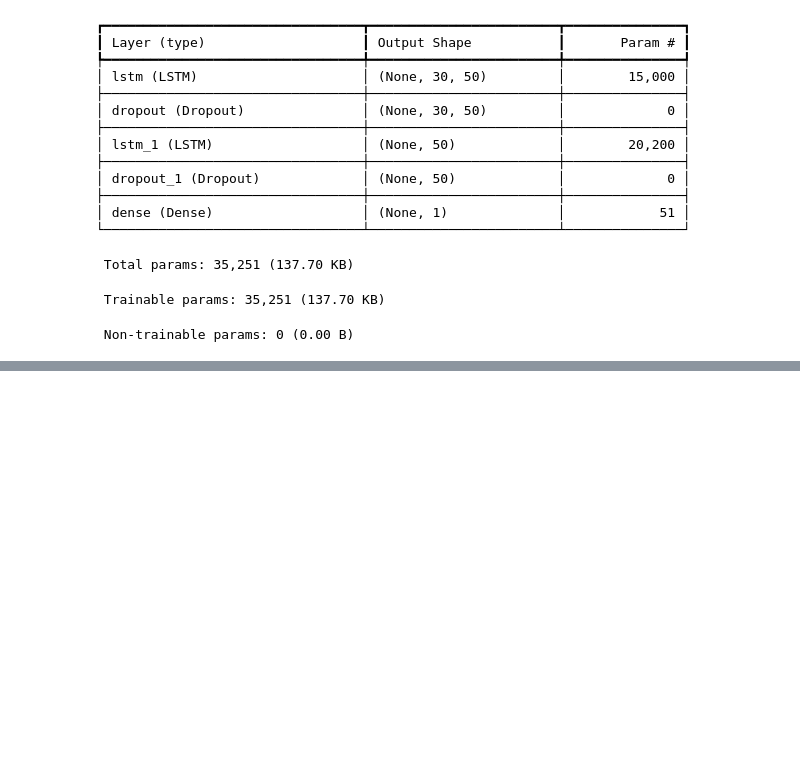
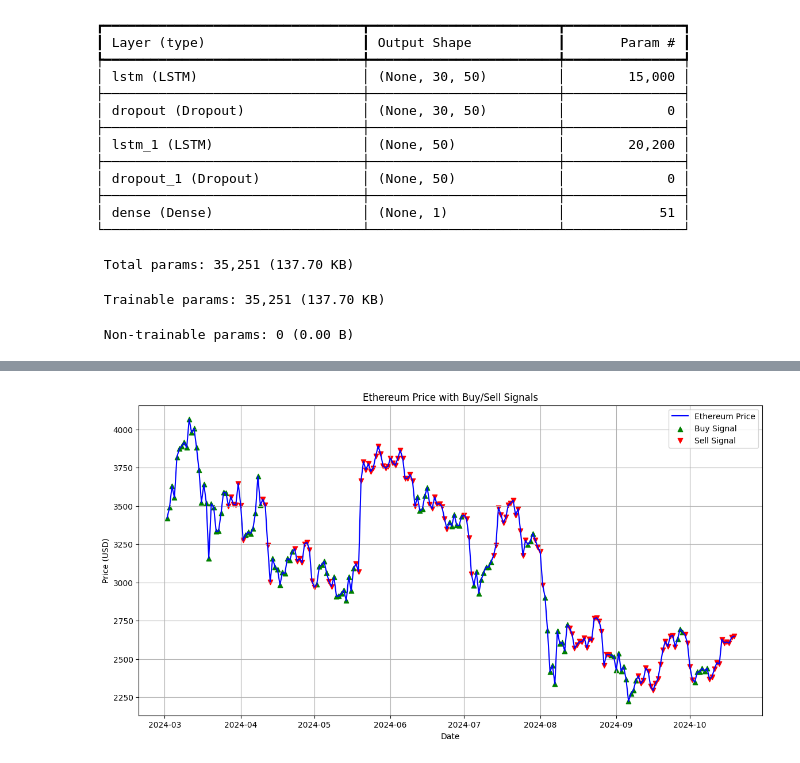
Before and after one commit to Celsius007/ETH-Ultimate-Predictor, a Jupyter notebook: notebooks/debug LSTM model.ipynb, the cells around one changed output, grey strips where cells are left out. Saved outputs shown, nothing was run; the diff lists cells and outputs as text; code cells hidden in the pictures; blank space fills up the shorter version.

```diff
--- a/notebooks/debug LSTM model.ipynb
+++ b/notebooks/debug LSTM model.ipynb
@@ -550,0 +546,6 @@ y_test distribution: (array([0, 1]), array([114, 118]))
+# %%
+# Predict probabilities for the test data
+predicted_probs = model.predict(X_test)
+
+# Convert probabilities to binary signals (1 = Buy, 0 = Don't Buy)
+predicted_signals = (predicted_probs > 0.5).astype(int).flatten()
@@ -550,0 +554,34 @@ y_test distribution: (array([0, 1]), array([114, 118]))
+# %%
+# Extract the relevant dates and prices for the test set
+test_dates = dataset.iloc[-len(y_test):].index
+test_prices = dataset.iloc[-len(y_test):]['Close']
+
+# Create a DataFrame to store predictions, actual signals, and prices
+results = pd.DataFrame({
+    'Date': test_dates,
+    'Price': test_prices,
+    'Predicted Signal': predicted_signals,
+    'Actual Signal': y_test  # Optional: Include actual signals for comparison
+})
+# %%
+plt.figure(figsize=(14, 7))
+
+# Plot Ethereum price
+plt.plot(results['Date'], results['Price'], label='Ethereum Price', color='blue')
+
+# Plot buy signals (green dots)
+buy_signals = results[results['Predicted Signal'] == 1]
+plt.scatter(buy_signals['Date'], buy_signals['Price'], color='green', label='Buy Signal', marker='^', alpha=1)
+
+# Plot sell signals (red dots) if needed
+sell_signals = results[results['Predicted Signal'] == 0]
+plt.scatter(sell_signals['Date'], sell_signals['Price'], color='red', label='Sell Signal', marker='v', alpha=1)
+
+plt.title('Ethereum Price with Buy/Sell Signals')
+plt.xlabel('Date')
+plt.ylabel('Price (USD)')
+plt.legend()
+plt.grid(True)
+plt.show()
+# %% [output]
+[figure, added]
```
Also changed, not shown: parts of 6 cells of this notebook, 1 other file.
